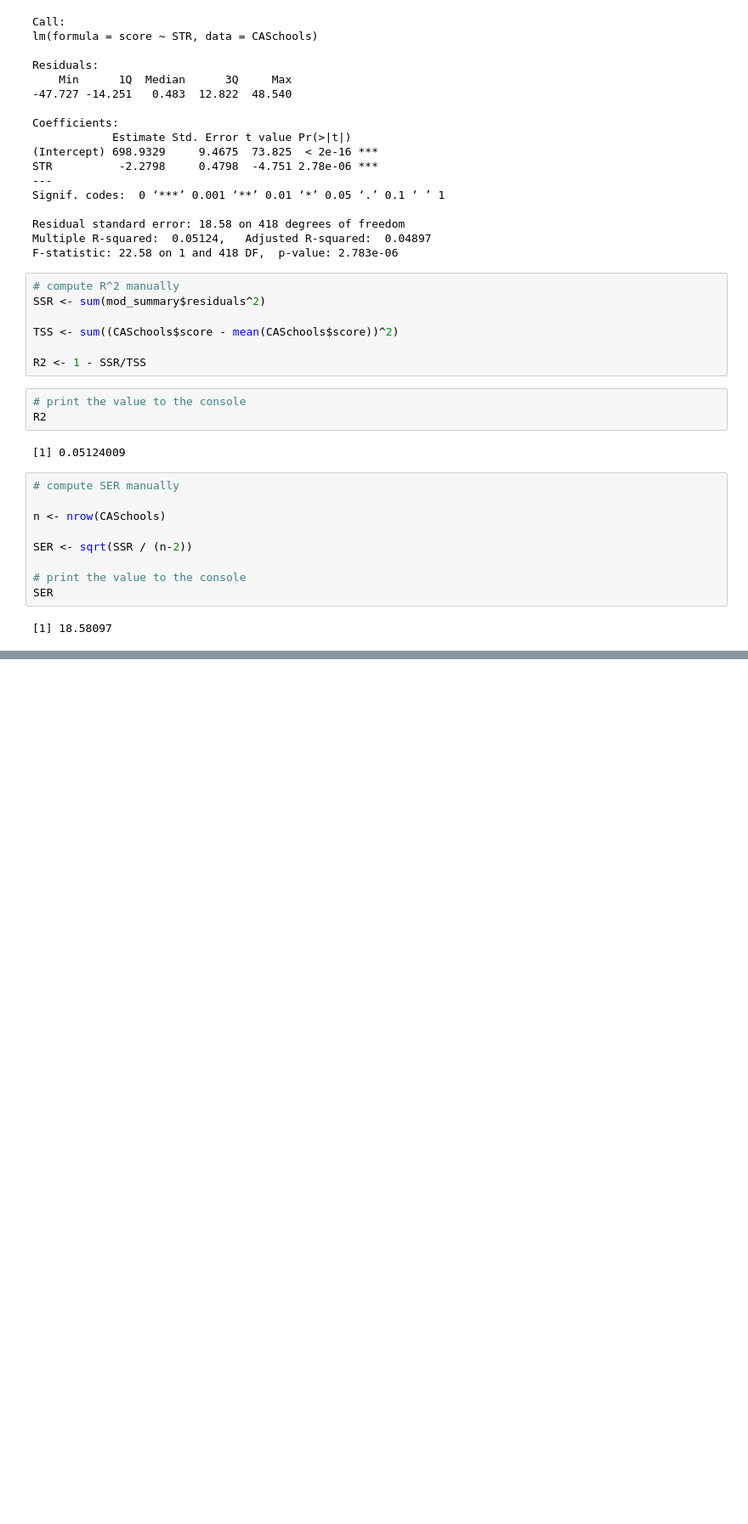
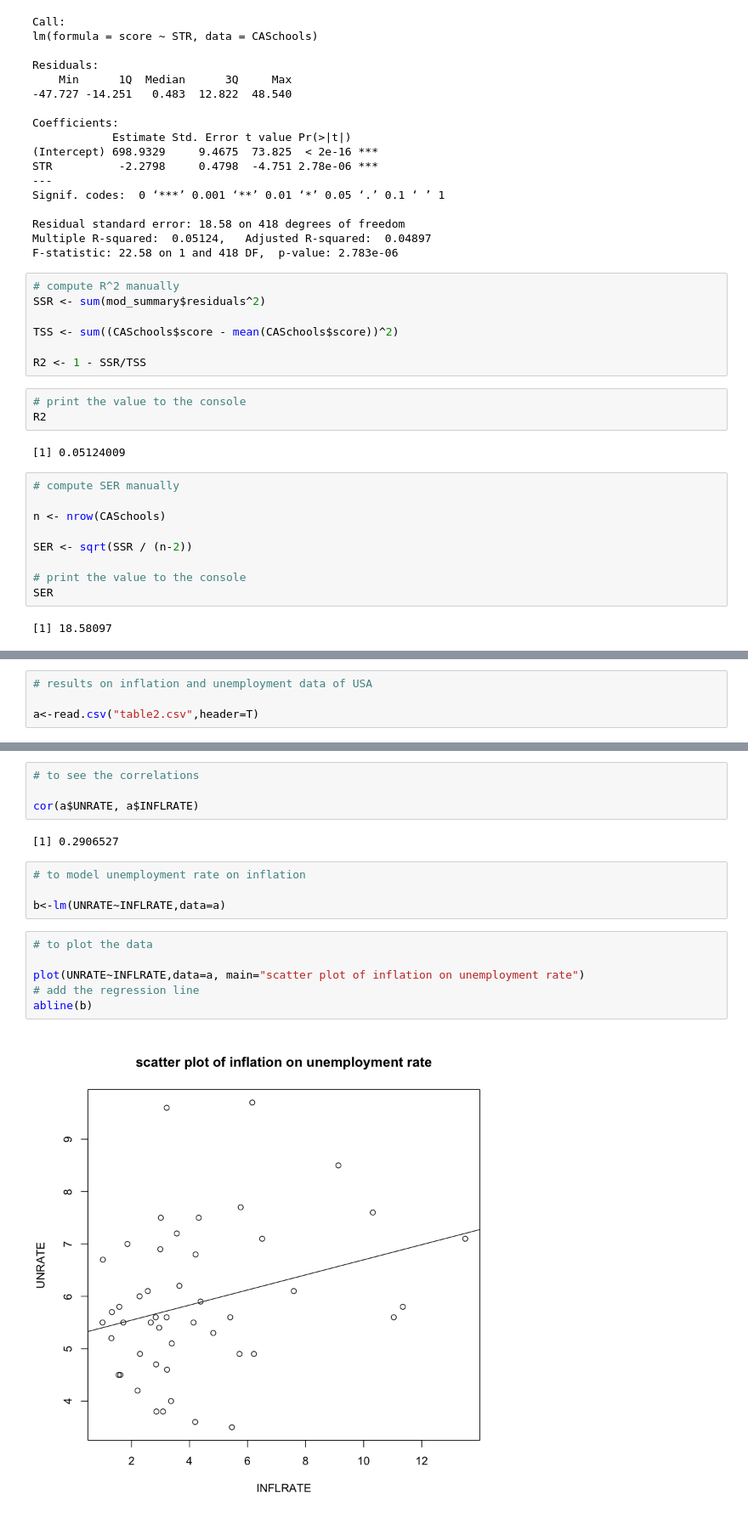
Before and after one commit to amerpandey/regression, a Jupyter notebook: Regression.ipynb, the cells around one changed output, grey strips where cells are left out. Shown at 85% size. Saved outputs shown, nothing was run; the diff lists cells and outputs as text; blank space fills up the shorter version.

Commit message:
https://github.com/amerpandey/regression

```diff
--- a/Regression.ipynb
+++ b/Regression.ipynb
@@ -165,0 +168,4 @@ SER
+# %%
+# results on inflation and unemployment data of USA
+
+a<-read.csv("table2.csv",header=T)
@@ -165,0 +184,18 @@ SER
+# %%
+# to see the correlations
+
+cor(a$UNRATE, a$INFLRATE)
+# %% [output]
+[1] 0.2906527
+# %%
+# to model unemployment rate on inflation
+
+b<-lm(UNRATE~INFLRATE,data=a)
+# %%
+# to plot the data
+
+plot(UNRATE~INFLRATE,data=a, main="scatter plot of inflation on unemployment rate")
+# add the regression line
+abline(b)
+# %% [output]
+[figure, added]
```
Also changed, not shown: parts of 9 cells of this notebook, 2 other files.
